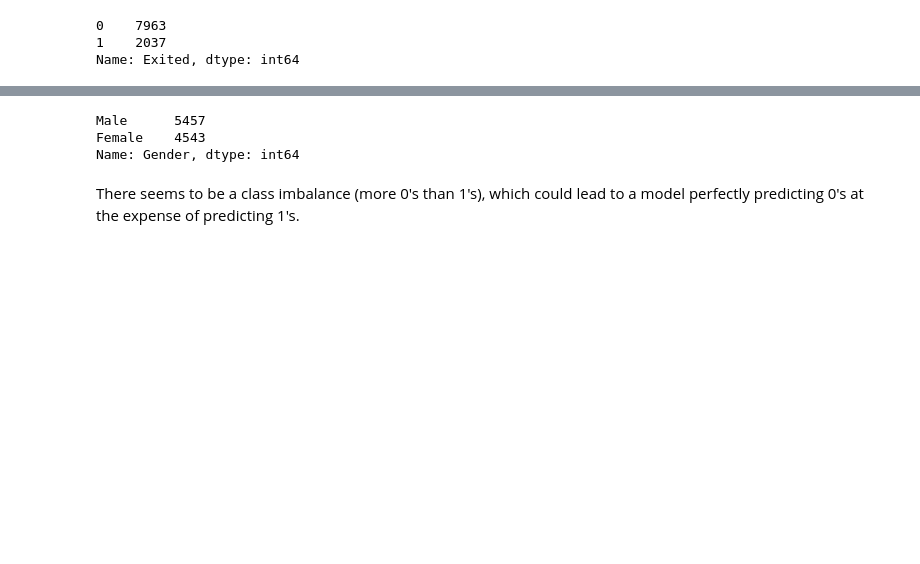
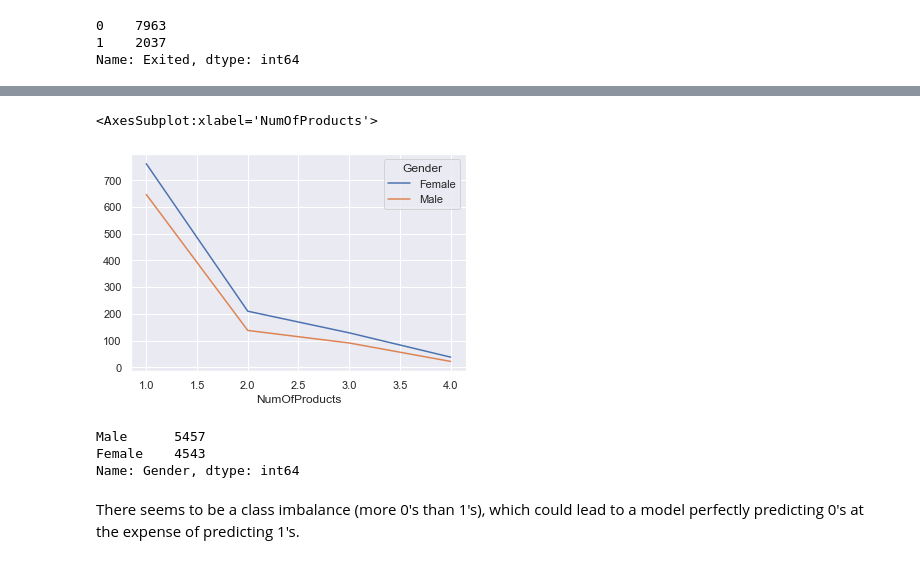
Before and after one commit to hadibello/AI-in-Rain, a Jupyter notebook: Churn_Modelling.ipynb, the cells around one changed output, grey strips where cells are left out. Drawn from its saved outputs; the diff is of its cells as text; code cells hidden in the pictures; blank space fills up the shorter version.

```diff
--- a/Churn_Modelling.ipynb
+++ b/Churn_Modelling.ipynb
@@ -6,6 +6,7 @@ import matplotlib.pyplot as plt
 import seaborn as sns
 
 %matplotlib inline
+sns.set()
 # %%
 #import the dataset
 c_m = pd.read_csv('Churn_Modelling.csv')
@@ -63,3 +85,8 @@ Name: Exited, dtype: int64
+# %%
+c_m.pivot_table('Exited', 'NumOfProducts', 'Gender', aggfunc='sum').plot()
+# %% [output]
+<AxesSubplot:xlabel='NumOfProducts'>
+[figure, added]
 # %%
 c_m['Gender'].value_counts()
 # %% [output]
```
Also changed, not shown: parts of 2 cells of this notebook.
